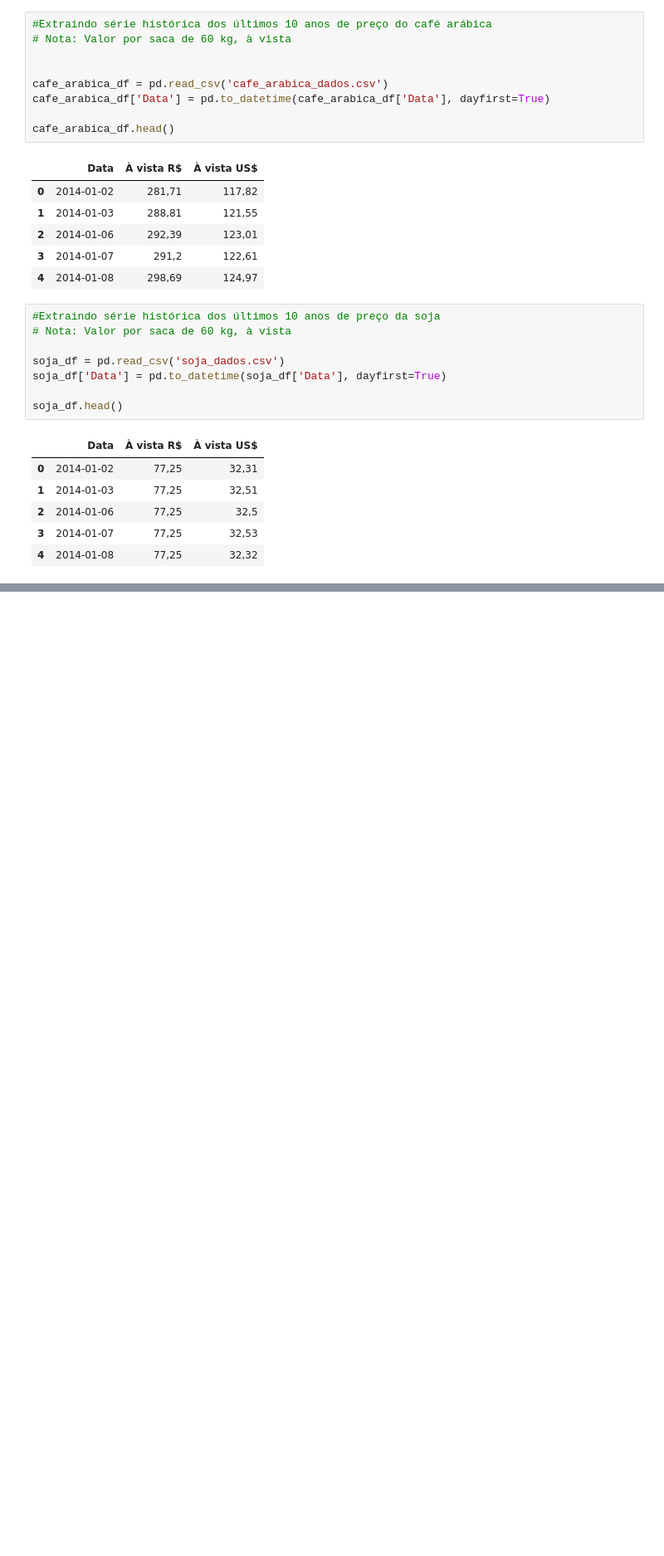
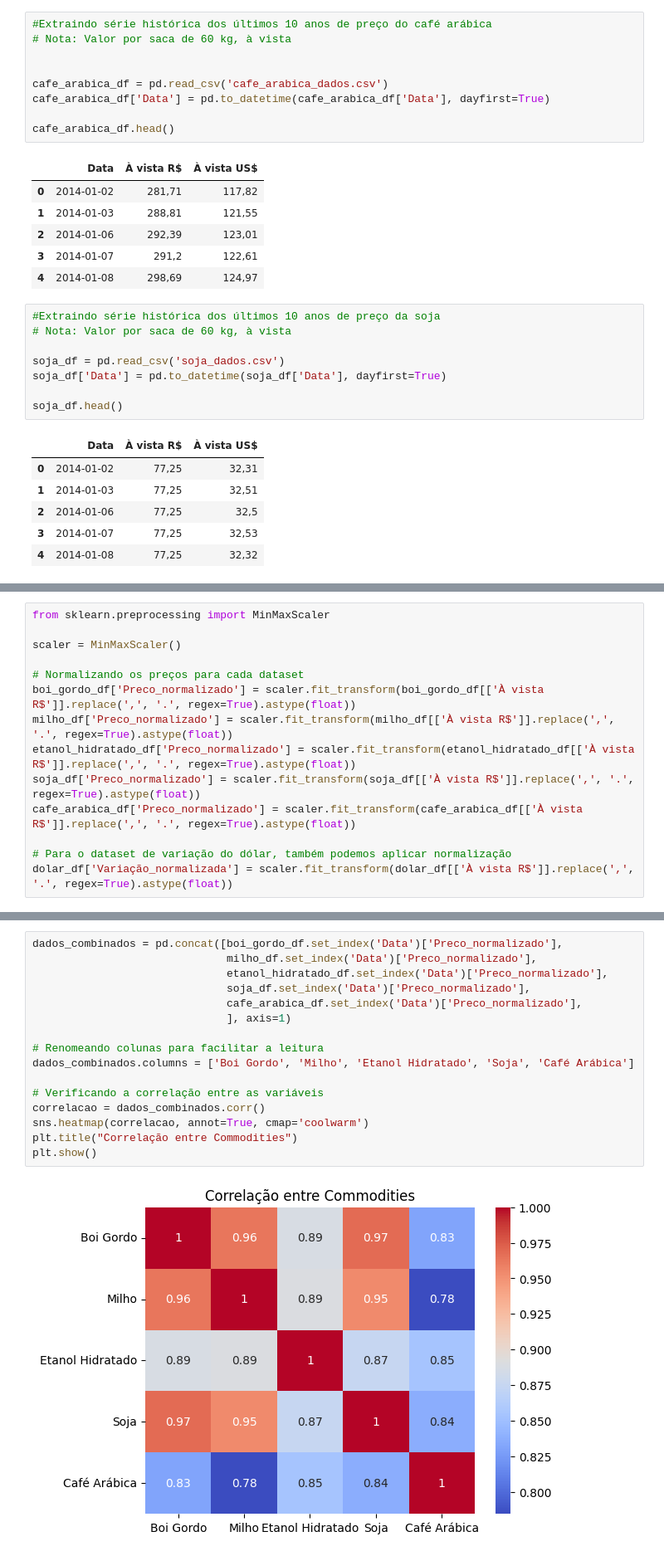
Before and after one commit to Miguelmorassuti/Projeto-final-Big-Data-Analytics, a Jupyter notebook: Projeto_final.ipynb, the cells around one changed output, grey strips where cells are left out. Shown at 83% size. Drawn from its saved outputs; the diff is of its cells as text; blank space fills up the shorter version.

```diff
--- a/Projeto_final.ipynb
+++ b/Projeto_final.ipynb
@@ -85,0 +180,14 @@ soja_df.head()
+# %%
+from sklearn.preprocessing import MinMaxScaler
+
+scaler = MinMaxScaler()
+
+# Normalizando os preços para cada dataset
+boi_gordo_df['Preco_normalizado'] = scaler.fit_transform(boi_gordo_df[['À vista R$']].replace(',', '.', regex=True).astype(float))
+milho_df['Preco_normalizado'] = scaler.fit_transform(milho_df[['À vista R$']].replace(',', '.', regex=True).astype(float))
+etanol_hidratado_df['Preco_normalizado'] = scaler.fit_transform(etanol_hidratado_df[['À vista R$']].replace(',', '.', regex=True).astype(float))
+soja_df['Preco_normalizado'] = scaler.fit_transform(soja_df[['À vista R$']].replace(',', '.', regex=True).astype(float))
+cafe_arabica_df['Preco_normalizado'] = scaler.fit_transform(cafe_arabica_df[['À vista R$']].replace(',', '.', regex=True).astype(float))
+
+# Para o dataset de variação do dólar, também podemos aplicar normalização
+dolar_df['Variação_normalizada'] = scaler.fit_transform(dolar_df[['À vista R$']].replace(',', '.', regex=True).astype(float))
@@ -85,0 +231,18 @@ soja_df.head()
+# %%
+dados_combinados = pd.concat([boi_gordo_df.set_index('Data')['Preco_normalizado'],
+                              milho_df.set_index('Data')['Preco_normalizado'],
+                              etanol_hidratado_df.set_index('Data')['Preco_normalizado'],
+                              soja_df.set_index('Data')['Preco_normalizado'],
+                              cafe_arabica_df.set_index('Data')['Preco_normalizado'],
+                              ], axis=1)
+
+# Renomeando colunas para facilitar a leitura
+dados_combinados.columns = ['Boi Gordo', 'Milho', 'Etanol Hidratado', 'Soja', 'Café Arábica']
+
+# Verificando a correlação entre as variáveis
+correlacao = dados_combinados.corr()
+sns.heatmap(correlacao, annot=True, cmap='coolwarm')
+plt.title("Correlação entre Commodities")
+plt.show()
+# %% [output]
+[figure, added]
```
Also changed, not shown: parts of 19 cells of this notebook.
